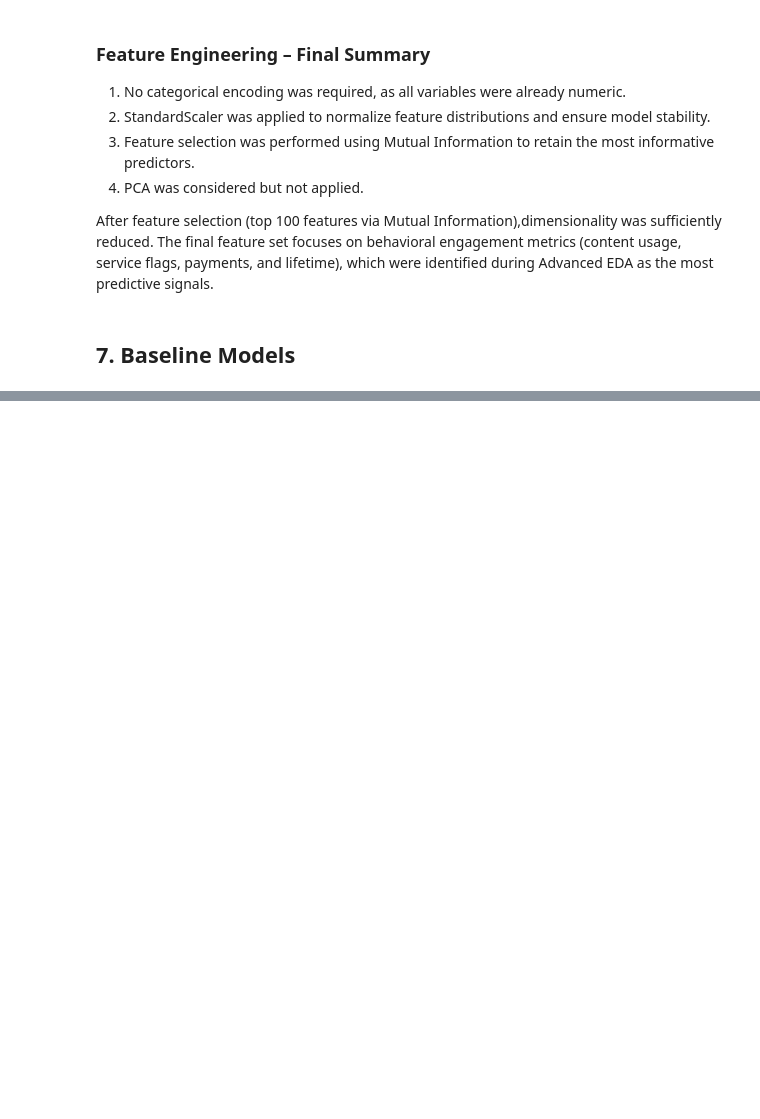
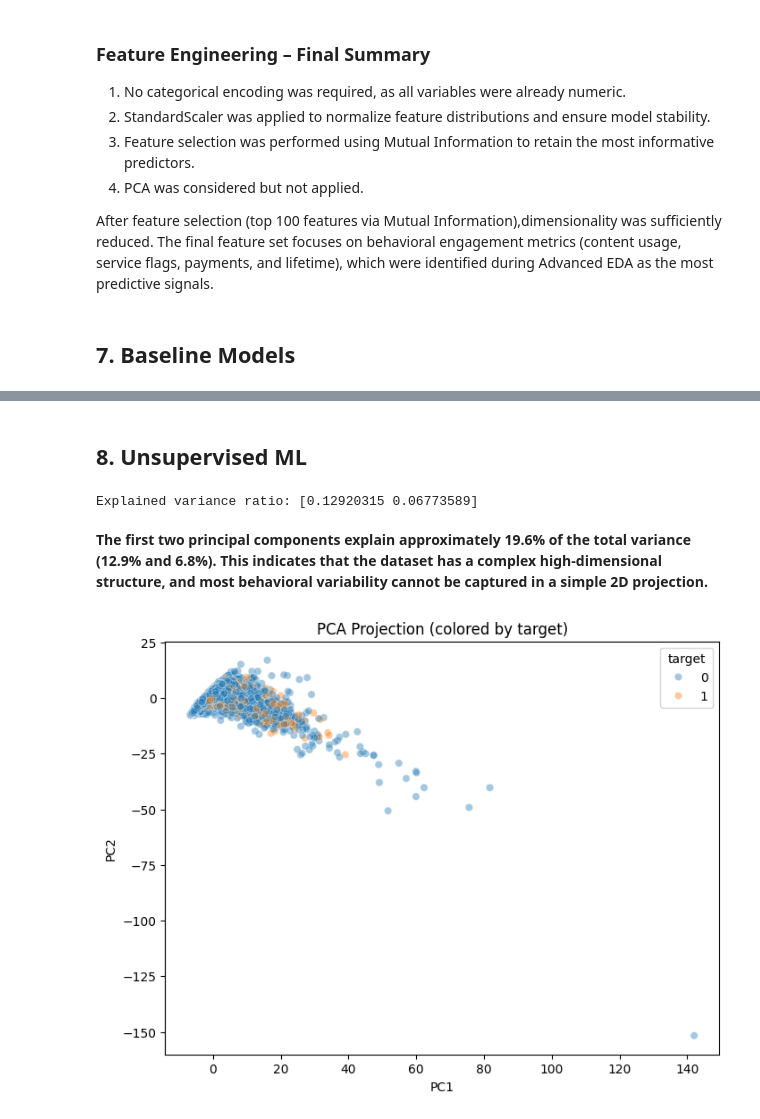
Before and after one commit to nnnnastia/ML_music_challenge, a Jupyter notebook: ML_project.ipynb, the cells around one changed output, grey strips where cells are left out. Cells and saved outputs as stored; diff of their text form; code cells hidden in the pictures; blank space fills up the shorter version.

```diff
--- a/ML_project.ipynb
+++ b/ML_project.ipynb
@@ -791,2 +790,17 @@ Selected features: 100
 # %% [markdown]
 **Feature selection was performed using Mutual Information. The top 100 most informative features were retained for modeling. This approach reduces dimensionality while preserving predictive signals.**
+# %%
+# Compute mutual information on TRAIN only
+mi = mutual_info_classif(X_train_scaled, y_train, random_state=42)
+
+mi_df = (pd.DataFrame({"feature": X.columns, "mi": mi})
+         .sort_values("mi", ascending=False))
+
+top_n = 100
+selected_features = mi_df.head(top_n)["feature"].tolist()
+
+# Select top features for both train and test
+X_train_sel = X_train_scaled[selected_features]
+X_test_sel  = X_test_scaled[selected_features]
+
+print("Selected features:", len(selected_features))
@@ -805,0 +893,27 @@ which were identified during Advanced EDA as the most predictive signals.
+# %% [markdown]
+## 8. Unsupervised ML
+# %%
+# PCA to 2 components
+pca = PCA(n_components=2, random_state=42)
+X_pca = pca.fit_transform(X_train_sel)
+
+print("Explained variance ratio:", pca.explained_variance_ratio_)
+# %% [output]
+Explained variance ratio: [0.12920315 0.06773589]
+# %% [markdown]
+**The first two principal components explain approximately 19.6% of the total variance (12.9% and 6.8%).
+This indicates that the dataset has a complex high-dimensional structure, and most behavioral variability cannot be captured in a simple 2D projection.**
+# %%
+plt.figure(figsize=(8,6))
+sns.scatterplot(
+    x=X_pca[:,0],
+    y=X_pca[:,1],
+    hue=y_train,
+    alpha=0.4
+)
+plt.title("PCA Projection (colored by target)")
+plt.xlabel("PC1")
+plt.ylabel("PC2")
+plt.show()
+# %% [output]
+[figure, added]
```
Also changed, not shown: parts of 22 cells of this notebook.
